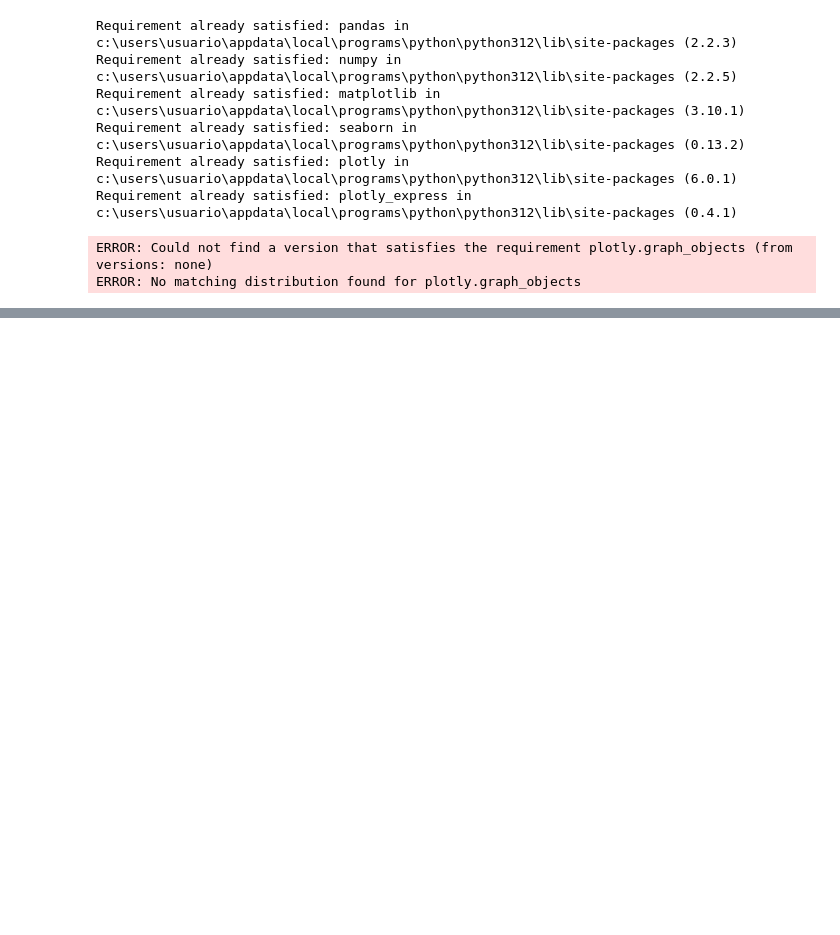
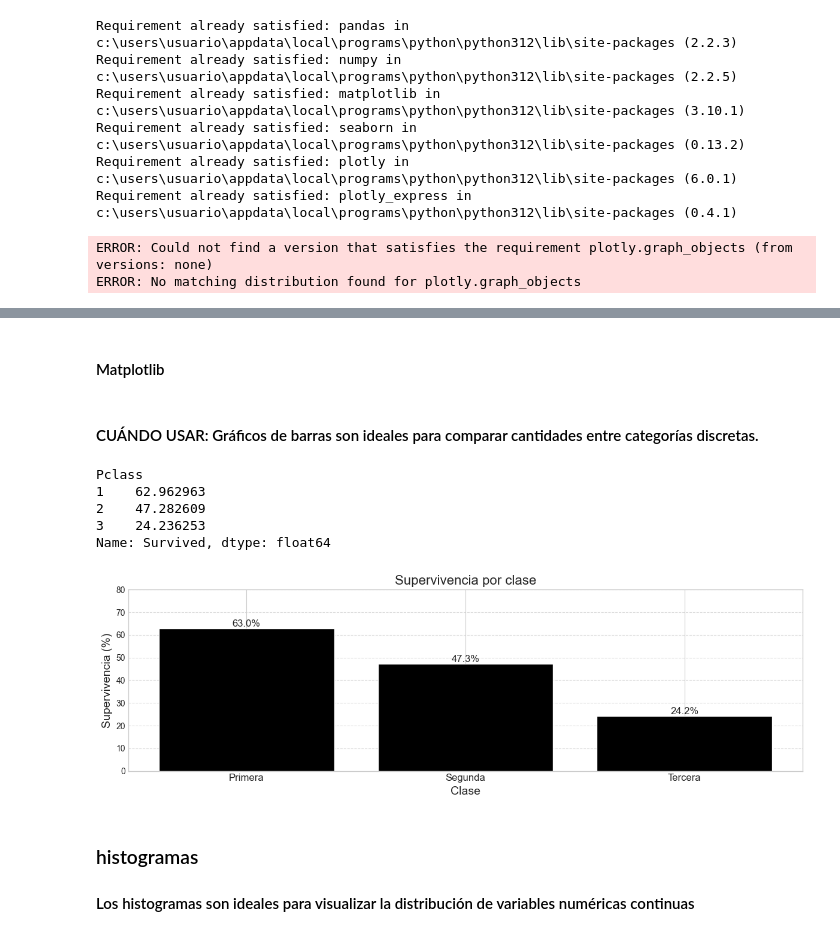
Before and after one commit to BelenP09/TITANIC, a Jupyter notebook: Notebooks/Titanic_gráficas.ipynb, the cells around one changed output, grey strips where cells are left out. Drawn from its saved outputs; the diff is of its cells as text; code cells hidden in the pictures; blank space fills up the shorter version.

Commit message:
Añadir gráficos
Añadir gráficos

```diff
--- a/Notebooks/Titanic_gráficas.ipynb
+++ b/Notebooks/Titanic_gráficas.ipynb
@@ -20,3 +20,10 @@ import seaborn as sns
 import plotly.express as px
 from plotly.subplots import make_subplots
 import plotly.graph_objects as go
+# %%
+#configuracion grafica
+plt.style.use('seaborn-v0_8-whitegrid') #Estilo de las graficas matplotlib
+sns.set_style("whitegrid") #Estilo de las graficas seaborn
+plt.rcParams['figure.figsize'] = (12,4) #Tamaño del titulo de los ejes
+# %%
+df = pd.read_csv(r'C:\Users\Usuario\Documents\GitHub\TITANIC\Data\titanic_limpio.csv')
@@ -22,0 +36,38 @@ import plotly.graph_objects as go
+# %% [markdown]
+#### Matplotlib
+# %% [markdown]
+#### CUÁNDO USAR: Gráficos de barras son ideales para comparar cantidades entre categorías discretas.
+# %%
+# Crear una variable espeficifica que contenga la informacion que queremos en un nuestro grafico
+supervientes_por_clase = df.groupby('Pclass')['Survived'].mean() *100
+# %%
+supervientes_por_clase
+# %% [output]
+Pclass
+1    62.962963
+2    47.282609
+3    24.236253
+Name: Survived, dtype: float64
+# %%
+plt.figure(figsize=(12,4))
+#crea el grafico de barras
+bars = plt.bar(supervientes_por_clase.index, supervientes_por_clase.values, color = 'black')
+#añadir etiquetas a las barras
+for bar in bars:
+    height = bar.get_height()
+    plt.text(bar.get_x() + bar.get_width()/2, height, f'{height:.1f}%', ha='center', va='bottom', fontsize=12)
+#añadir etiquetas y titulos
+plt.title('Supervivencia por clase', fontsize=16)
+plt.xlabel('Clase', fontsize=14)
+plt.ylabel('Supervivencia (%)', fontsize=14)
+plt.xticks(supervientes_por_clase.index, ['Primera', 'Segunda', 'Tercera'], fontsize=12)
+plt.ylim(0, 80)
+#anadimos una cuadricula
+plt.grid(axis='y', linestyle='--', alpha=0.7)
+plt.tight_layout() #ajustar el grafico
+plt.show() #mostrar el grafico
+# %% [output]
+[figure, added]
+# %% [markdown]
+### histogramas
+#### Los histogramas son ideales para visualizar la distribución de variables numéricas continuas
```
Also changed, not shown: parts of 33 cells of this notebook.
